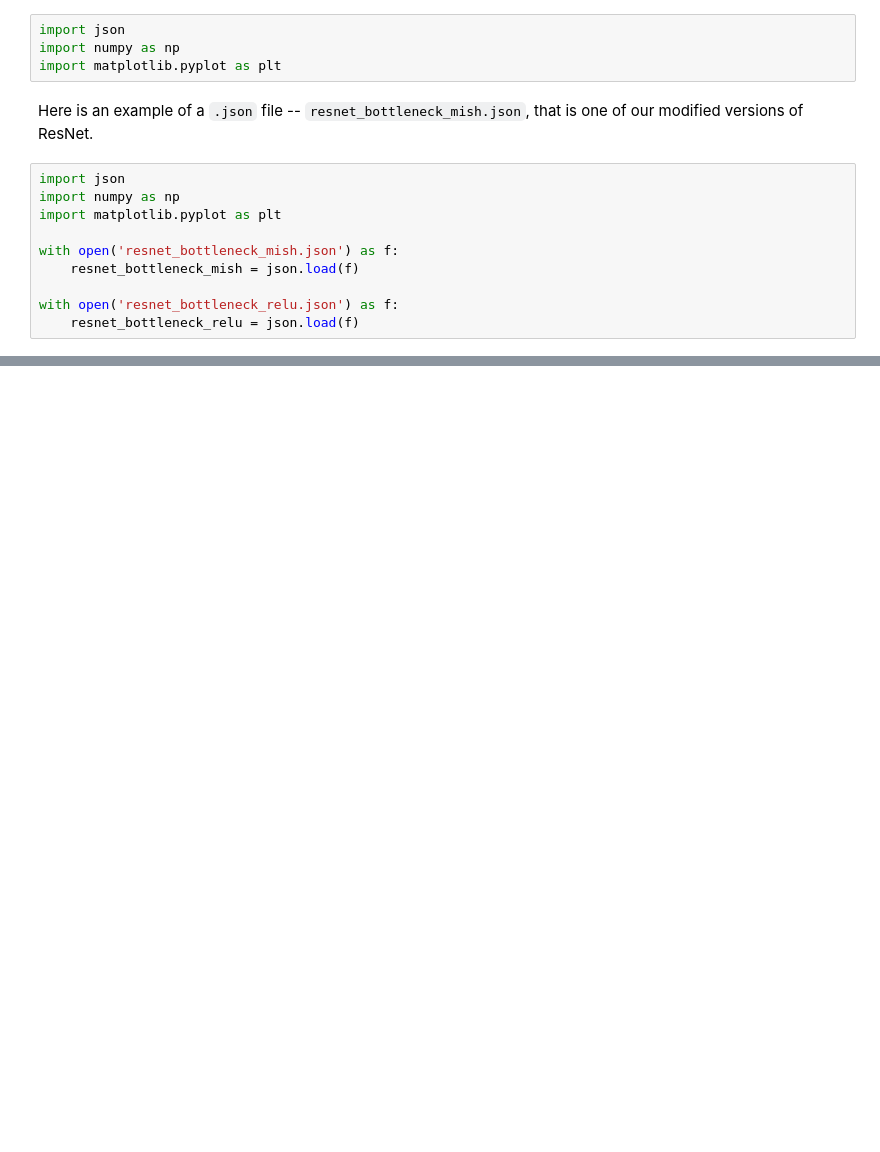
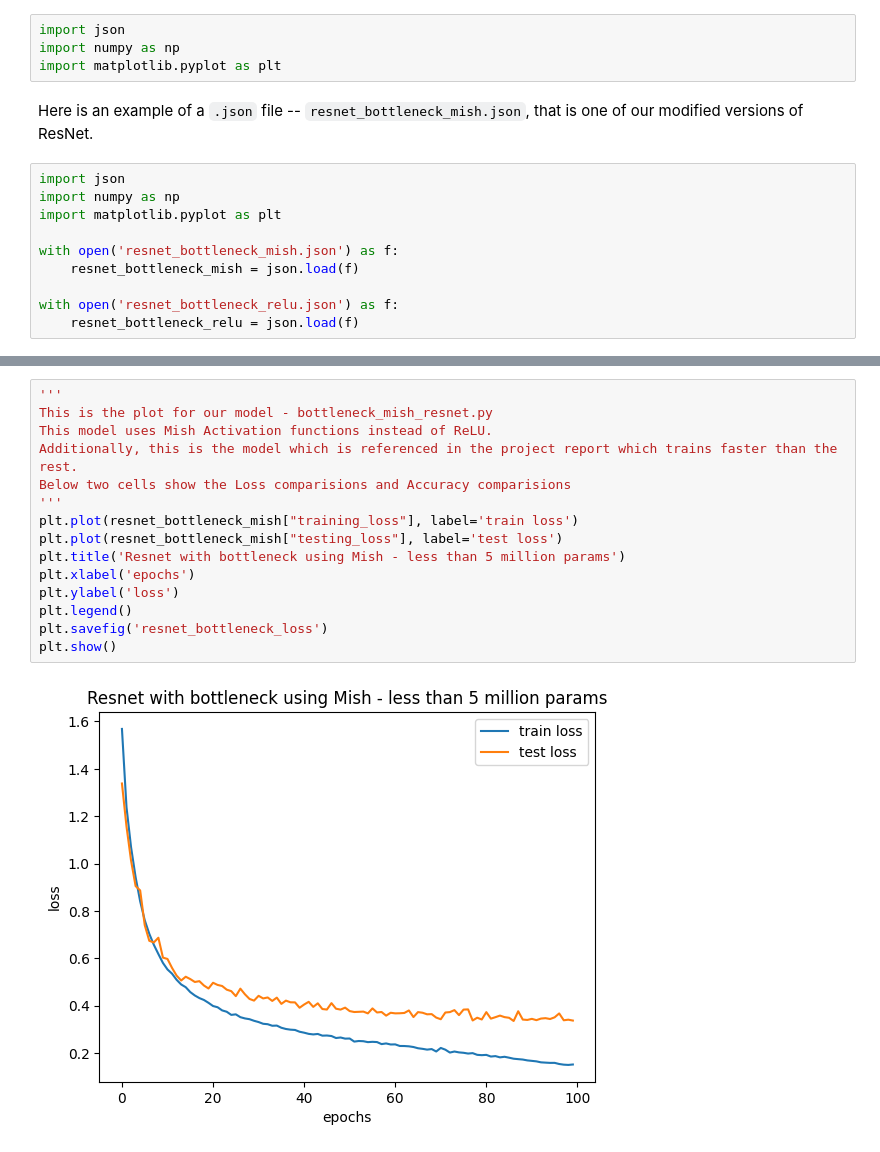
Before and after one commit to randr97/squeeze-res, a Jupyter notebook: plots/plotting.ipynb, the cells around one changed output, grey strips where cells are left out. Cells and saved outputs as stored; diff of their text form; blank space fills up the shorter version.

```diff
--- a/plots/plotting.ipynb
+++ b/plots/plotting.ipynb
@@ -30,3 +31,20 @@ squeeze_rez_train_loss = [1.3657, 0.8714, 0.6932, 0.5893, 0.5215, 0.4676, 0.4221
 squeeze_rez_test_loss = [1.0157, 0.8080, 0.6210, 0.6201, 0.5660, 0.5220, 0.5530, 0.5388, 0.5088, 0.4503, 0.4272, 0.4326, 0.3985, 0.3601, 0.3769, 0.4350, 0.3513, 0.3429, 0.3301, 0.3423, 0.3271, 0.3395, 0.3629, 0.3084, 0.3067, 0.3511, 0.3168, 0.3035, 0.3304, 0.3127, 0.2758, 0.3121, 0.3078, 0.3355, 0.2928, 0.3395, 0.3025, 0.3172, 0.3847, 0.3023, 0.2902, 0.2859, 0.3205, 0.3181, 0.3279, 0.2873, 0.2912, 0.3009, 0.3109, 0.3272, 0.2987, 0.2949, 0.2934, 0.3008, 0.2839, 0.3023, 0.3158, 0.3019, 0.3160, 0.3107, 0.3067, 0.2982, 0.3170, 0.3027, 0.2921, 0.3219, 0.2903, 0.3311, 0.3141, 0.2994, 0.3141, 0.2992, 0.3255, 0.3174, 0.3191, 0.3008, 0.3025, 0.2989, 0.3060, 0.2949, 0.3012, 0.3153, 0.2794, 0.2805, 0.2845, 0.3002, 0.3316, 0.3028, 0.2932, 0.3150, 0.3440, 0.2966, 0.2995, 0.3638, 0.3033, 0.2950, 0.3020, 0.2721, 0.3162, 0.3067]
 squeeze_rez_train_acc = [50.4920, 69.1640, 75.7820, 79.4720, 81.9580, 83.8660, 85.3380, 86.4860, 87.4260, 88.3240, 88.8480, 89.5300, 90.0140, 90.6680, 91.1000, 91.4700, 91.7900, 92.3420, 92.3980, 92.8380, 93.2060, 93.3740, 93.6420, 93.8000, 93.7620, 94.2820, 94.2460, 94.5700, 94.5880, 94.8080, 95.0340, 95.0880, 95.1540, 95.0700, 95.4420, 95.4800, 95.4040, 95.7320, 95.7580, 95.6380, 96.1000, 96.1100, 96.0340, 96.0580, 96.1280, 96.2660, 96.5020, 96.3980, 96.2360, 96.2400, 96.5020, 96.4960, 96.7900, 96.5900, 96.5660, 96.9000, 96.7840, 96.7480, 96.8560, 96.9620, 97.1600, 96.9800, 96.7440, 97.2600, 97.1280, 97.0900, 97.1920, 97.2640, 97.3060, 97.2940, 97.3740, 97.4520, 97.4420, 97.3600, 97.5120, 97.3260, 97.4420, 97.6640, 97.6400, 97.6480, 97.8460, 97.6660, 97.4720, 97.9700, 98.1160, 97.8300, 98.1200, 98.0760, 97.8960, 98.1420, 98.0640, 98.0300, 98.2700, 98.2320, 98.0980, 98.4460, 98.3160, 98.1760, 98.4340, 98.5920]
 squeeze_rez_test_acc = [65.2300, 72.8600, 79.2100, 79.2100, 80.6800, 82.5600, 82.3400, 82.7800, 83.3500, 84.8300, 85.9200, 85.9300, 86.8600, 87.9400, 87.4800, 86.5800, 88.3800, 88.6200, 89.3200, 88.8900, 89.2700, 88.7600, 88.8300, 90.0500, 90.0200, 89.3100, 90.0800, 90.5500, 89.6200, 89.9600, 91.0300, 90.1700, 90.4600, 89.9500, 90.8200, 89.4700, 90.6200, 90.6900, 88.8500, 90.7300, 90.9800, 91.1000, 90.2600, 90.6400, 90.2100, 91.3800, 91.4000, 91.1500, 90.8800, 90.4300, 91.0700, 91.3700, 91.3500, 91.0800, 91.4200, 91.2100, 90.7700, 91.1200, 90.6900, 90.7200, 91.2300, 91.4800, 91.0200, 91.4900, 91.4100, 90.6700, 91.6600, 90.5500, 91.1700, 91.4100, 91.2900, 91.6600, 91.1300, 91.2500, 91.1100, 91.6200, 91.2000, 91.7800, 91.3100, 92.1000, 91.3900, 91.1900, 92.1600, 92.5000, 92.5100, 91.5600, 91.5800, 91.4100, 92.0800, 91.5500, 91.0500, 91.9900, 91.9600, 90.9500, 91.8400, 92.3900, 92.2400, 92.5800, 92.1200, 92.1700]
+# %%
+'''
+This is the plot for our model - bottleneck_mish_resnet.py
+This model uses Mish Activation functions instead of ReLU.
+Additionally, this is the model which is referenced in the project report which trains faster than the rest.
+Below two cells show the Loss comparisions and Accuracy comparisions
+'''
+plt.plot(resnet_bottleneck_mish["training_loss"], label='train loss')
+plt.plot(resnet_bottleneck_mish["testing_loss"], label='test loss')
+plt.title('Resnet with bottleneck using Mish - less than 5 million params')
+plt.xlabel('epochs')
+plt.ylabel('loss')
+plt.legend()
+plt.savefig('resnet_bottleneck_loss')
+plt.show()
+# %% [output]
+[figure, added]
```
Also changed, not shown: parts of 10 cells of this notebook.
